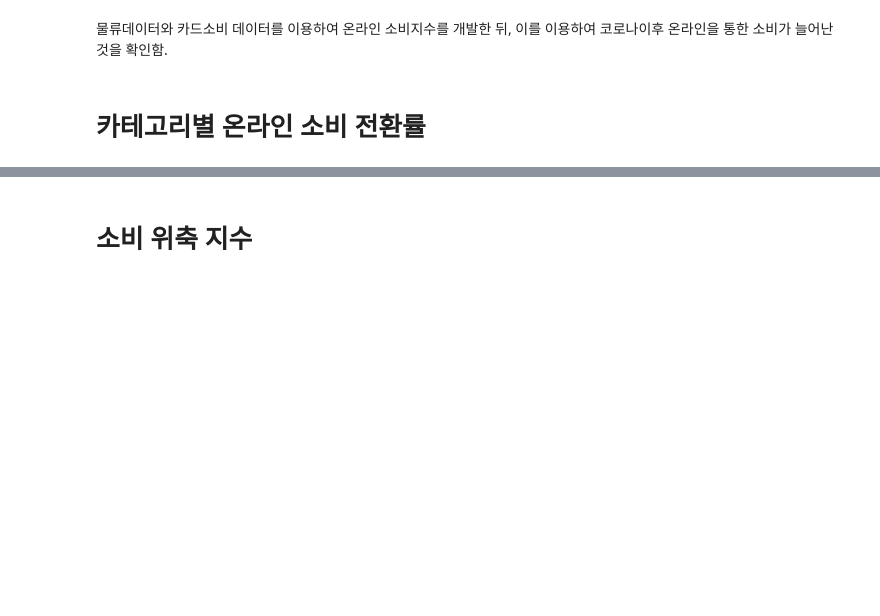
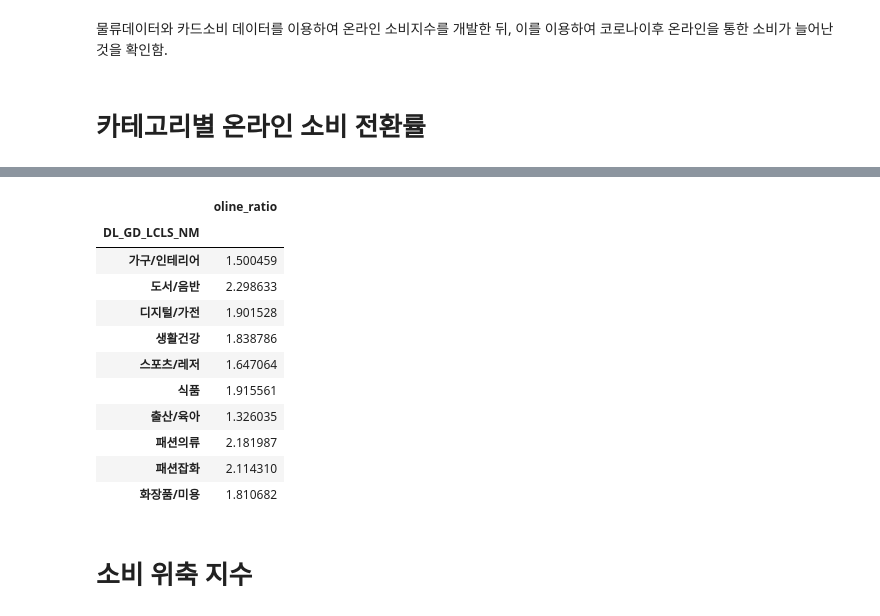
Before and after one commit to 100jy/bigcon, a Jupyter notebook: 지수_개발.ipynb, the cells around one changed output, grey strips where cells are left out. Saved outputs shown, nothing was run; the diff lists cells and outputs as text; code cells hidden in the pictures; blank space fills up the shorter version.

```diff
--- a/지수_개발.ipynb
+++ b/지수_개발.ipynb
@@ -119,3 +99,31 @@ resident_card
+# %%
+tmp = []
+tmp2 = []
+for i in logistics_19.index:
+  tmp.append(resident_card_item[:120].mean()[str(name_dict[i])+'_cnt'])
+  tmp2.append(resident_card_item[120:-1].mean()[str(name_dict[i])+'_cnt'])
+
+logistics_19['card'] = tmp
+logistics_20['card'] = tmp2
+# %%
+logistics_19['oline_ratio'] = logistics_19['INVC_CONT'] / logistics_19['card']
+logistics_20['oline_ratio'] = logistics_20['INVC_CONT'] / logistics_20['card']
+# %%
+oline_trans = logistics_20[['oline_ratio']]/logistics_19[['oline_ratio']]
+oline_trans
+# %% [output]
+|  | oline_ratio |
+| DL_GD_LCLS_NM |  |
+| 가구/인테리어 | 1.500459 |
+| 도서/음반 | 2.298633 |
+| 디지털/가전 | 1.901528 |
+| 생활건강 | 1.838786 |
+| 스포츠/레저 | 1.647064 |
+| 식품 | 1.915561 |
+| 출산/육아 | 1.326035 |
+| 패션의류 | 2.181987 |
+| 패션잡화 | 2.114310 |
+| 화장품/미용 | 1.810682 |
 # %% [markdown]
 # 소비 위축 지수
 # %%
```
Also changed, not shown: parts of 3 cells of this notebook.
